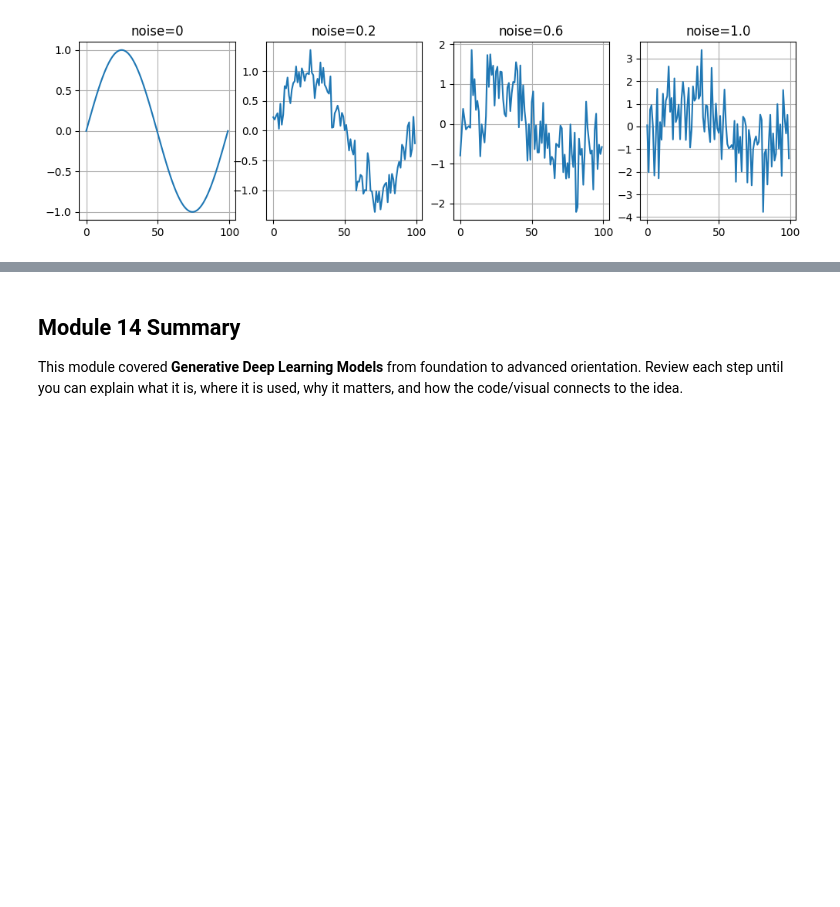
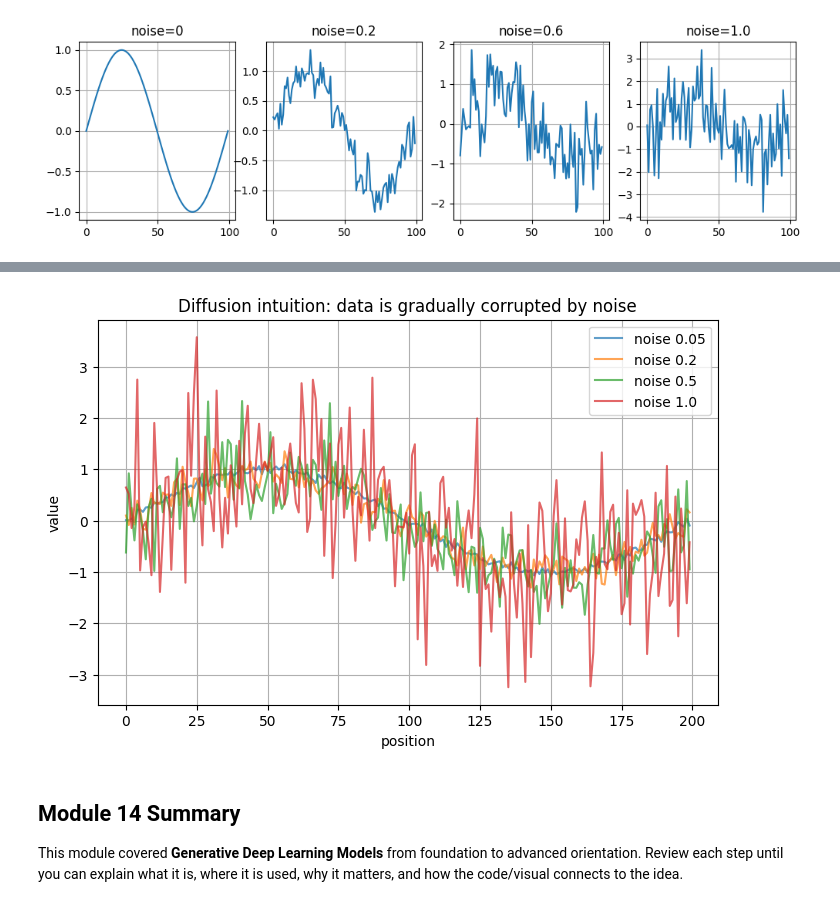
Before and after one commit to sidhu7777/Machine_Learning_Notes, a Jupyter notebook: deep_learning/modules/Module_14_Generative_Deep_Learning_Models.ipynb, the cells around one changed output, grey strips where cells are left out. Cells and saved outputs as stored; diff of their text form; code cells hidden in the pictures; blank space fills up the shorter version.

```diff
--- a/deep_learning/modules/Module_14_Generative_Deep_Learning_Models.ipynb
+++ b/deep_learning/modules/Module_14_Generative_Deep_Learning_Models.ipynb
@@ -180,3 +271,14 @@ plt.show()
+# %%
+import numpy as np, matplotlib.pyplot as plt
+rng=np.random.default_rng(2)
+x=np.sin(np.linspace(0,2*np.pi,200))
+noise_levels=[0.05,0.2,0.5,1.0]
+for nl in noise_levels:
+    plt.plot(x + rng.normal(scale=nl, size=x.shape), alpha=.7, label=f'noise {nl}')
+plt.title('Diffusion intuition: data is gradually corrupted by noise')
+plt.xlabel('position'); plt.ylabel('value'); plt.legend();
+# %% [output]
+[figure, added]
 # %% [markdown]
 ## Module 14 Summary
 
```
Also changed, not shown: parts of 16 cells of this notebook, 12 other files.
